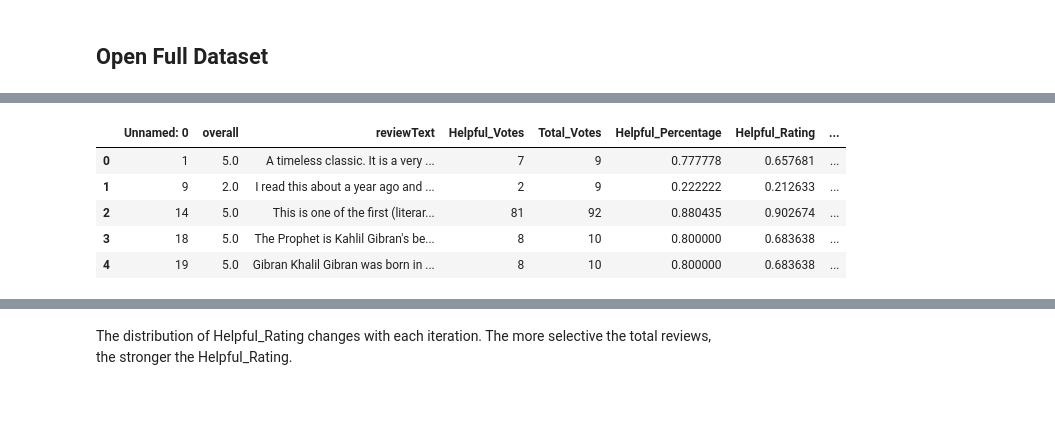
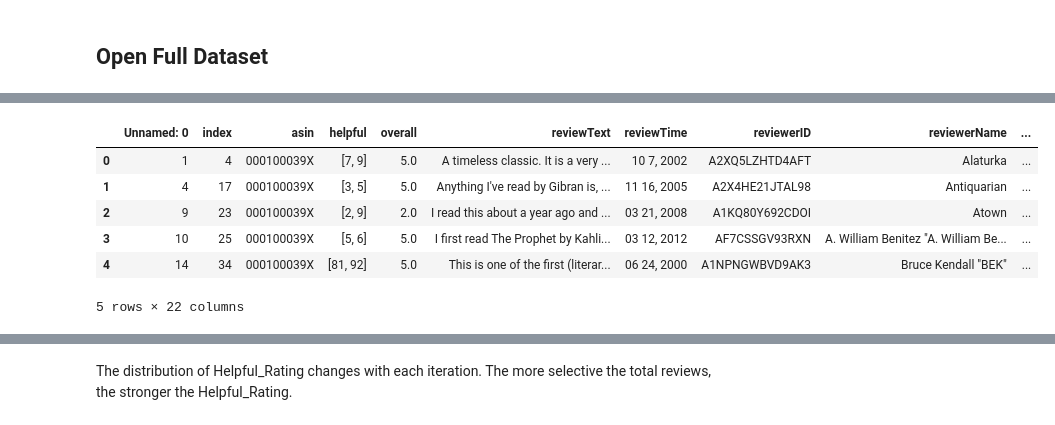
Before and after one commit to coreyjwade/Helpful_Reviews, a Jupyter notebook: Helpful_Reviews_Comparative_EDA.ipynb, the cells around one changed output, grey strips where cells are left out. Saved outputs shown, nothing was run; the diff lists cells and outputs as text; code cells hidden in the pictures.

```diff
--- a/Helpful_Reviews_Comparative_EDA.ipynb
+++ b/Helpful_Reviews_Comparative_EDA.ipynb
@@ -15,12 +15,13 @@ The purpose of this dataset is to select between several subsets of the datafram
 # %% [markdown]
 ## Open Full Dataset
 # %%
+# Import standard libraries
 import pandas as pd
 import numpy as np
 
 # Open DataFrames
 df = pd.read_csv('df.csv')
-df_7 = pd.read_csv('df_7.csv')
+df_5 = pd.read_csv('df_5.csv')
 df_10 = pd.read_csv('df_10.csv')
 # %%
 # View Full DataFrame
@@ -35,13 +37,14 @@ df.head()
 # %%
 # View Full DataFrame
-df_7.head()
+df_5.head()
 # %% [output]
-|  | Unnamed: 0 | overall | reviewText | Helpful_Votes | Total_Votes | Helpful_Percentage | Helpful_Rating | ... |
-| 0 | 1 | 5.0 | A timeless classic. It is a very ... | 7 | 9 | 0.777778 | 0.657681 | ... |
-| 1 | 9 | 2.0 | I read this about a year ago and ... | 2 | 9 | 0.222222 | 0.212633 | ... |
-| 2 | 14 | 5.0 | This is one of the first (literar... | 81 | 92 | 0.880435 | 0.902674 | ... |
-| 3 | 18 | 5.0 | The Prophet is Kahlil Gibran's be... | 8 | 10 | 0.800000 | 0.683638 | ... |
-| 4 | 19 | 5.0 | Gibran Khalil Gibran was born in ... | 8 | 10 | 0.800000 | 0.683638 | ... |
+|  | Unnamed: 0 | index | asin | helpful | overall | reviewText | reviewTime | reviewerID | reviewerName | ... |
+| 0 | 1 | 4 | 000100039X | [7, 9] | 5.0 | A timeless classic. It is a very ... | 10 7, 2002 | A2XQ5LZHTD4AFT | Alaturka | ... |
+| 1 | 4 | 17 | 000100039X | [3, 5] | 5.0 | Anything I've read by Gibran is, ... | 11 16, 2005 | A2X4HE21JTAL98 | Antiquarian | ... |
+| 2 | 9 | 23 | 000100039X | [2, 9] | 2.0 | I read this about a year ago and ... | 03 21, 2008 | A1KQ80Y692CDOI | Atown | ... |
+| 3 | 10 | 25 | 000100039X | [5, 6] | 5.0 | I first read The Prophet by Kahli... | 03 12, 2012 | AF7CSSGV93RXN | A. William Benitez "A. William Be... | ... |
+| 4 | 14 | 34 | 000100039X | [81, 92] | 5.0 | This is one of the first (literar... | 06 24, 2000 | A1NPNGWBVD9AK3 | Bruce Kendall "BEK" | ... |
+5 rows × 22 columns
 # %%
 # View Full DataFrame
 df_10.head()
```
Also changed, not shown: parts of 37 cells of this notebook.
